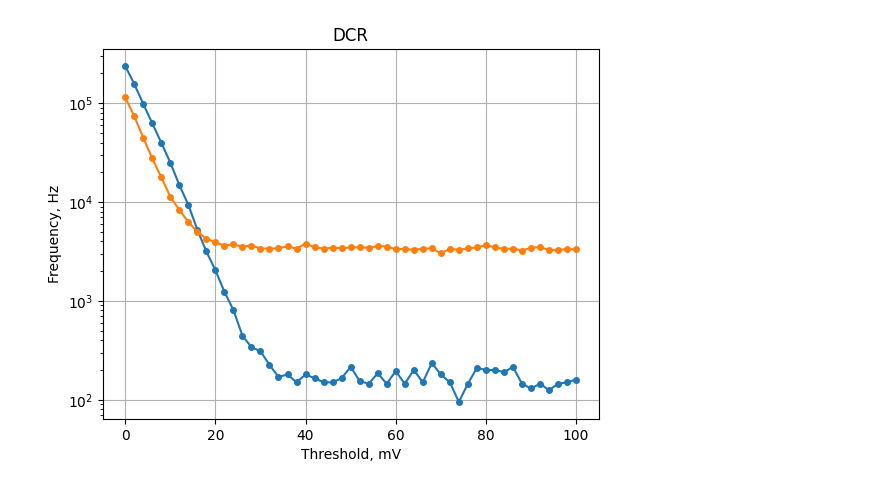
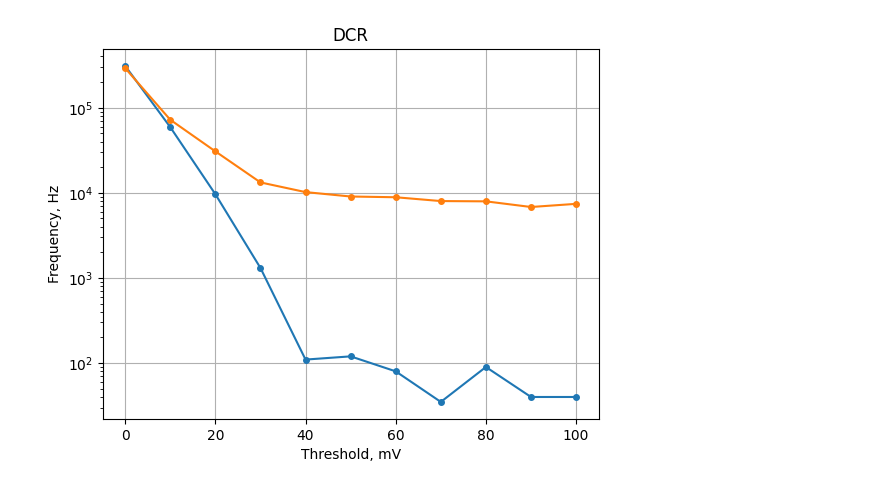
Before and after one commit to ivovtin/Lab7, a Jupyter notebook: SPECTROMETR/DCRspectrometr.ipynb, the cells around one changed output. Saved outputs shown, nothing was run; the diff lists cells and outputs as text; code cells hidden in the pictures.

```diff
--- a/SPECTROMETR/DCRspectrometr.ipynb
+++ b/SPECTROMETR/DCRspectrometr.ipynb
@@ -7,48 +7,54 @@ import os
 ##Draw DCR staircase for spectrometr
 
 ##set up the correct directory name with data
-#path = "DCR"
-pathIn = "DCR28032023"
+#pathIn = "C:/Users/Nuclab/Desktop/dataLab7/spectrometr"
+pathIn = "/home/ovtin/Dropbox/NSU/AcceleratorPhysics/NuclearLabs/Lab7/dataLab7/spectrometr"
+
 ##W/o source
-#fileName1 = "spectrometr53,98_DCR_gain40_BGO_wosource_staircase.txt"
-fileName1 = "spectrometr53,98_DCR_gain_40_LYSO_staircase.txt"
+##fileName1 = "BGO_53.98_50dB_11052023_woSource_staircase.txt"
+#fileName1 = "LYSO_53.98_40dB_16052023_woSource_staircase.txt"
+fileName1 = "CsI_53.98_40dB_16052023_woSource_staircase.txt"
 ##With source
-#fileName2 = "spectrometr53,98_DCR_gain40_BGO_with137Cs_staircase.txt"
-fileName2 = "spectrometr53,98_DCR_gain_40_LYSO_withEu_staircase.txt"
+##fileName2 = "BGO_53.98_50dB_11052023_with152Eu_staircase.txt"
+#fileName2 = "LYSO_53.98_40dB_16052023_with152Eu_staircase.txt"
+fileName2 = "CsI_53.98_40dB_16052023_with152Eu_staircase.txt"
 
 listFiles = [fileName1,fileName2]
 
-pathOut = 'results'
+pathOut = pathIn + '/' + 'results'
 if not os.path.exists(pathOut):
     os.mkdir(pathOut)
+
 #outFile = 'DCR_spectrometr.png'
-outFile = 'DCR_spectrometr_LYSO_152Eu.png'
+#outFile = 'DCR_spectrometr_BGO_152Eu.png'
+#outFile = 'DCR_spectrometr_LYSO_152Eu.png'
+outFile = 'DCR_spectrometr_CsI_152Eu.png'
 
 for fileName in listFiles:
     try:
         file = open(pathIn + "/" + fileName)
         trhU, freq = array( 'd' ), array( 'd' )
         for line in file.readlines():
             line = line.replace(',','.')
             b = line.split()
             trhU.append(float(b[0]))
             freq.append(float(b[1]))
     except FileNotFoundError:
         print('Can`t open the file',fileName,'. No such file or directory')
     except ValueError:
         print('It`s not a number. Check the data in the file')
     except IndexError:
         print('The index is not in the range of elements. Check the data in the file')
 
     plt.plot(trhU,freq, 'o', ls='-', ms=4)
 
 plt.grid(True)
 plt.yscale('log')
 plt.xlabel('Threshold, mV')
 plt.ylabel('Frequency, Hz')
 plt.title('DCR')
 
 plt.savefig(pathOut + '/' + outFile )
 plt.show()
 # %% [output]
-[figure, old version]
+[figure, new version]
```
Also changed, not shown: 5 other files.
